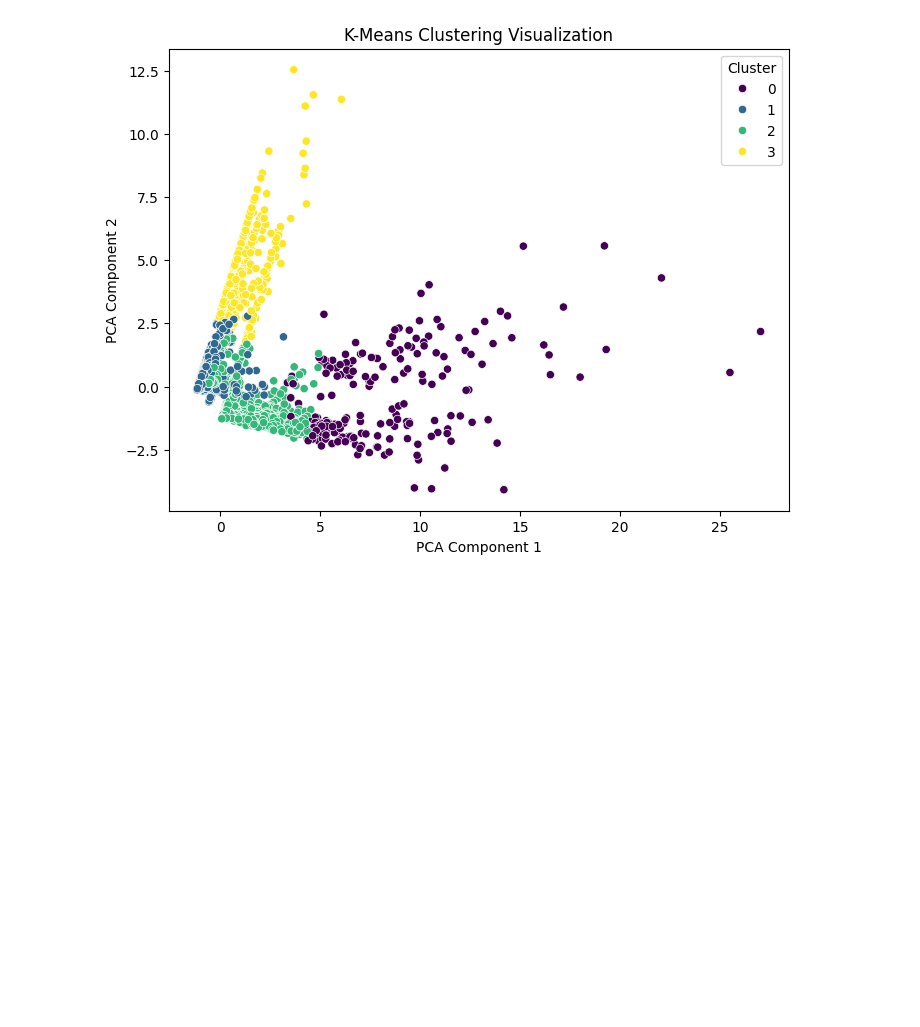
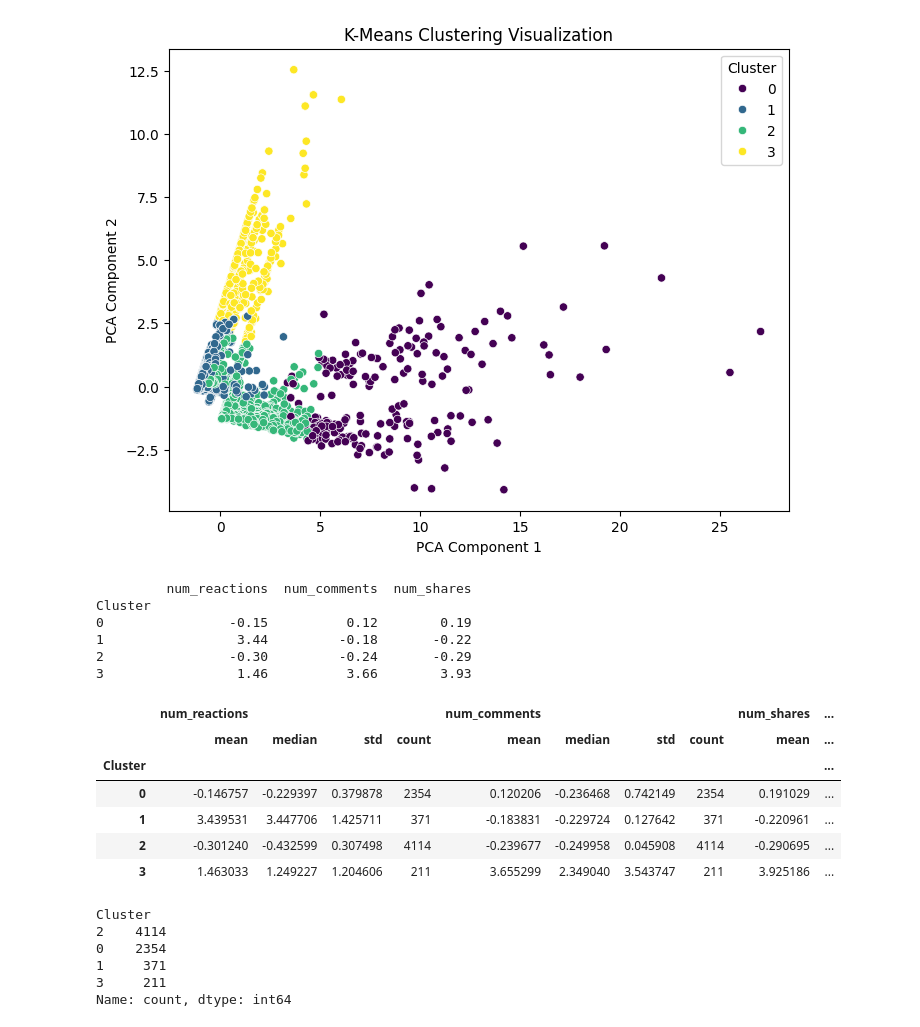
Before and after one commit to Yennhi1502/Personal_Project, a Jupyter notebook: fb_ marketplace_data.ipynb, the cells around one changed output. Saved outputs shown, nothing was run; the diff lists cells and outputs as text; code cells hidden in the pictures; blank space fills up the shorter version.

```diff
--- a/fb_ marketplace_data.ipynb
+++ b/fb_ marketplace_data.ipynb
@@ -335,6 +411,7 @@ plt.show()
 optimal_k = 4
 # Train K-Means model
 kmeans = KMeans(n_clusters=optimal_k, random_state=42, n_init=10)
+labels = kmeans.fit_predict(df_scaled)
 df_scaled["Cluster"] = kmeans.fit_predict(df_scaled)
 # %%
 # Convert scaled data back to original scale for analysis
@@ -366,3 +443,31 @@ plt.legend(title="Cluster")
 plt.show()
 # %% [output]
 [figure]
+# %%
+df_scaled["Cluster"] = labels
+cluster_summary = df_scaled.groupby('Cluster')[['num_reactions', 'num_comments', 'num_shares']].mean().round(2)
+print(cluster_summary)
+df_scaled.groupby('Cluster')[['num_reactions', 'num_comments', 'num_shares']].agg(['mean', 'median', 'std', 'count'])
+# %% [output]
+         num_reactions  num_comments  num_shares
+Cluster
+0                -0.15          0.12        0.19
+1                 3.44         -0.18       -0.22
+2                -0.30         -0.24       -0.29
+3                 1.46          3.66        3.93
+|  | num_reactions |  |  |  | num_comments |  |  |  | num_shares | ... |
+|  | mean | median | std | count | mean | median | std | count | mean | ... |
+| Cluster |  |  |  |  |  |  |  |  |  | ... |
+| 0 | -0.146757 | -0.229397 | 0.379878 | 2354 | 0.120206 | -0.236468 | 0.742149 | 2354 | 0.191029 | ... |
+| 1 | 3.439531 | 3.447706 | 1.425711 | 371 | -0.183831 | -0.229724 | 0.127642 | 371 | -0.220961 | ... |
+| 2 | -0.301240 | -0.432599 | 0.307498 | 4114 | -0.239677 | -0.249958 | 0.045908 | 4114 | -0.290695 | ... |
+| 3 | 1.463033 | 1.249227 | 1.204606 | 211 | 3.655299 | 2.349040 | 3.543747 | 211 | 3.925186 | ... |
+# %%
+df_scaled['Cluster'].value_counts()
+# %% [output]
+Cluster
+2    4114
+0    2354
+1     371
+3     211
+Name: count, dtype: int64
```
Also changed, not shown: parts of 7 cells of this notebook.
